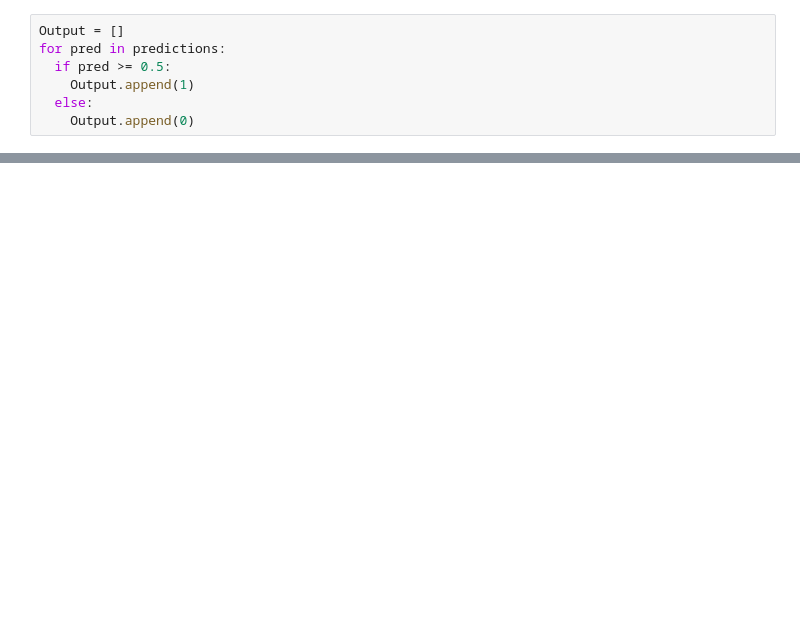
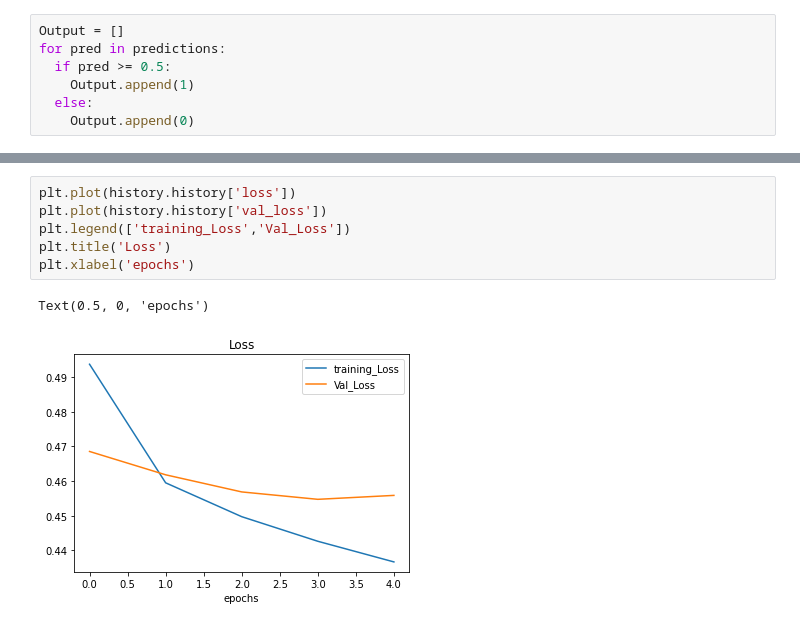
Before and after one commit to Ahmed-Shatla/classify-sentiment-of-the-1.6-M-tweets-using-LSTM-Negative-Positive-, a Jupyter notebook: LSTM_12th.ipynb, the cells around one changed output, grey strips where cells are left out. Cells and saved outputs as stored; diff of their text form; blank space fills up the shorter version.

```diff
--- a/LSTM_12th.ipynb
+++ b/LSTM_12th.ipynb
@@ -283,0 +298,9 @@ for pred in predictions:
+# %%
+plt.plot(history.history['loss'])
+plt.plot(history.history['val_loss'])
+plt.legend(['training_Loss','Val_Loss'])
+plt.title('Loss')
+plt.xlabel('epochs')
+# %% [output]
+Text(0.5, 0, 'epochs')
+[figure, added]
```
Also changed, not shown: parts of 12 cells of this notebook.
